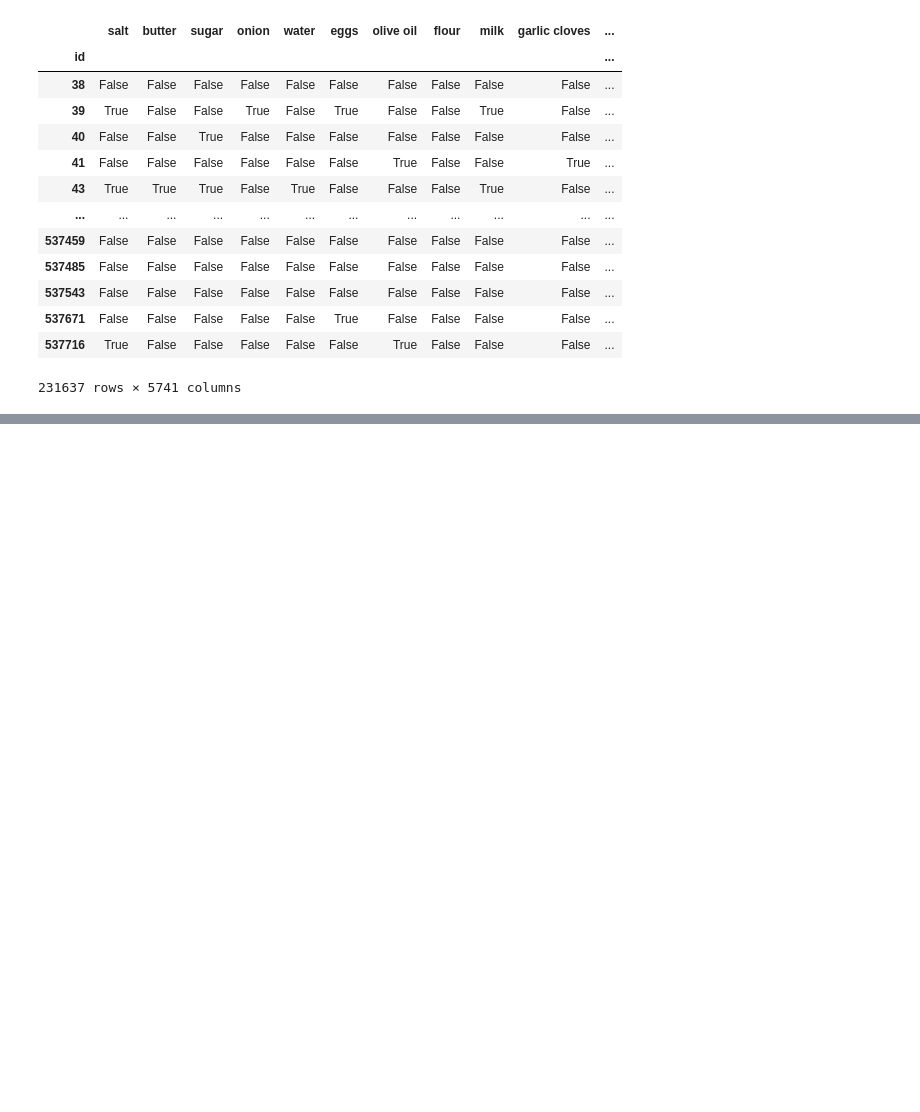
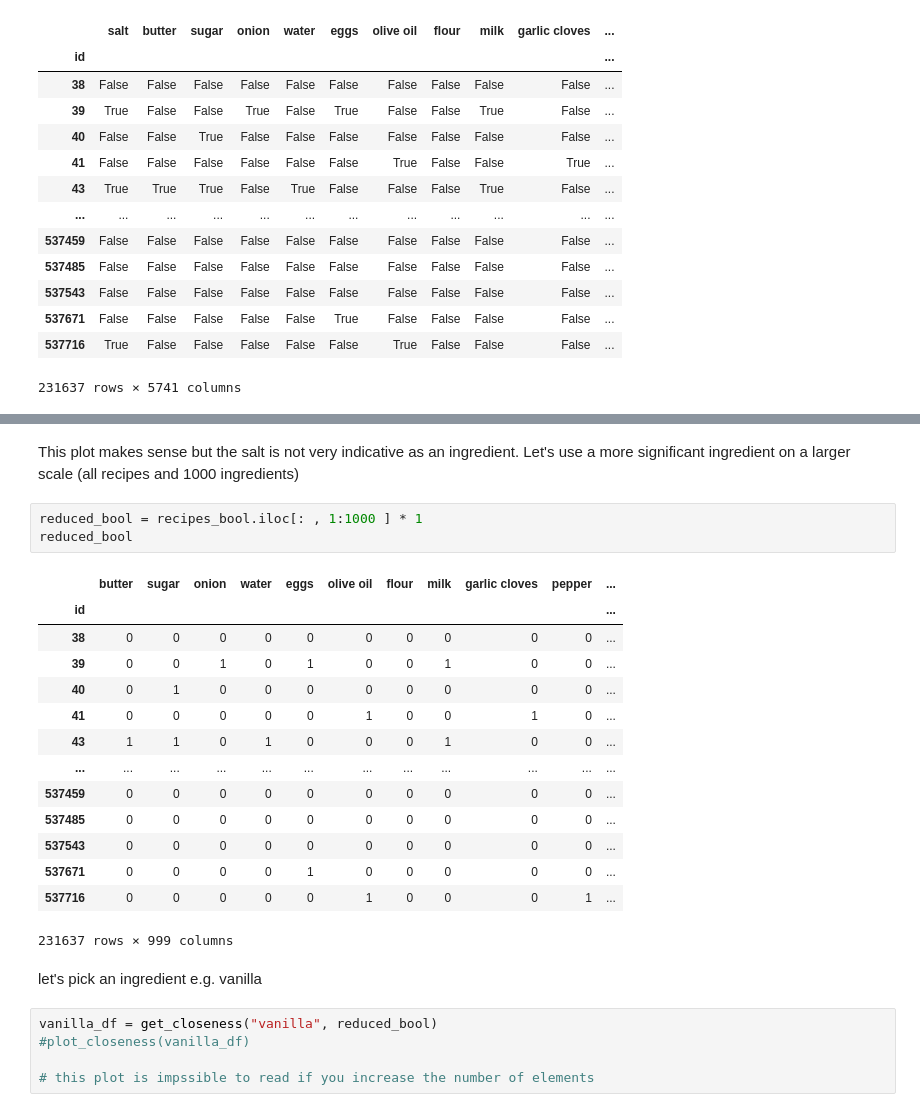
Before and after one commit to lorenzomad/foodMapping, a Jupyter notebook: foodMap.ipynb, the cells around one changed output, grey strips where cells are left out. Saved outputs shown, nothing was run; the diff lists cells and outputs as text; blank space fills up the shorter version.

```diff
--- a/foodMap.ipynb
+++ b/foodMap.ipynb
@@ -176,0 +296,27 @@ recipes_bool
+# %% [markdown]
+This plot makes sense but the salt is not very indicative as an ingredient. Let's use a more significant ingredient on a larger scale (all recipes and 1000 ingredients)
+# %%
+reduced_bool = recipes_bool.iloc[: , 1:1000 ] * 1
+reduced_bool
+# %% [output]
+|  | butter | sugar | onion | water | eggs | olive oil | flour | milk | garlic cloves | pepper | ... |
+| id |  |  |  |  |  |  |  |  |  |  | ... |
+| 38 | 0 | 0 | 0 | 0 | 0 | 0 | 0 | 0 | 0 | 0 | ... |
+| 39 | 0 | 0 | 1 | 0 | 1 | 0 | 0 | 1 | 0 | 0 | ... |
+| 40 | 0 | 1 | 0 | 0 | 0 | 0 | 0 | 0 | 0 | 0 | ... |
+| 41 | 0 | 0 | 0 | 0 | 0 | 1 | 0 | 0 | 1 | 0 | ... |
+| 43 | 1 | 1 | 0 | 1 | 0 | 0 | 0 | 1 | 0 | 0 | ... |
+| ... | ... | ... | ... | ... | ... | ... | ... | ... | ... | ... | ... |
+| 537459 | 0 | 0 | 0 | 0 | 0 | 0 | 0 | 0 | 0 | 0 | ... |
+| 537485 | 0 | 0 | 0 | 0 | 0 | 0 | 0 | 0 | 0 | 0 | ... |
+| 537543 | 0 | 0 | 0 | 0 | 0 | 0 | 0 | 0 | 0 | 0 | ... |
+| 537671 | 0 | 0 | 0 | 0 | 1 | 0 | 0 | 0 | 0 | 0 | ... |
+| 537716 | 0 | 0 | 0 | 0 | 0 | 1 | 0 | 0 | 0 | 1 | ... |
+231637 rows × 999 columns
+# %% [markdown]
+let's pick an ingredient e.g. vanilla
+# %%
+vanilla_df = get_closeness("vanilla", reduced_bool)
+#plot_closeness(vanilla_df)
+
+# this plot is impssible to read if you increase the number of elements
```
Also changed, not shown: parts of 14 cells of this notebook.
